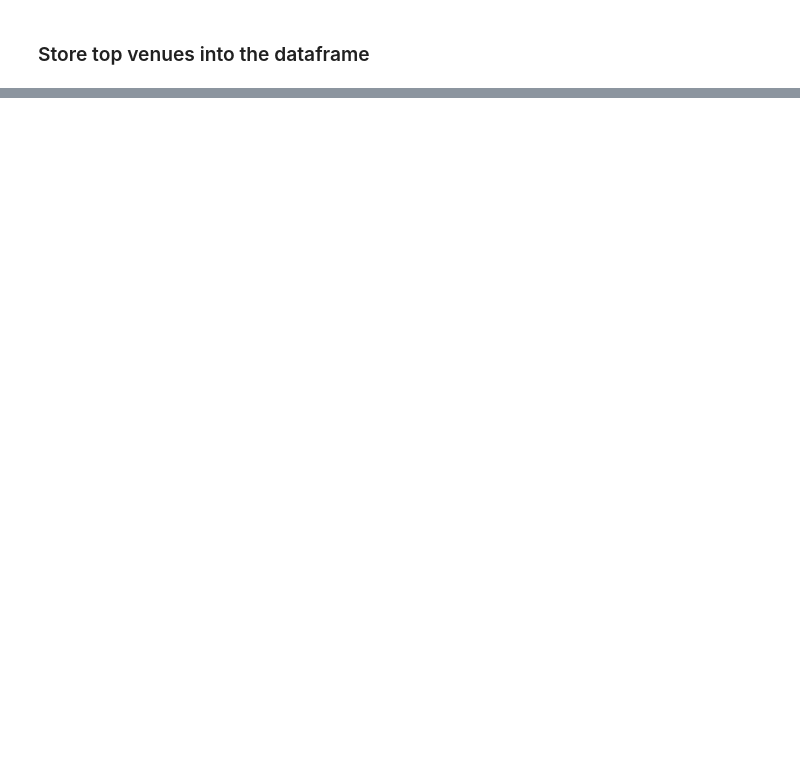
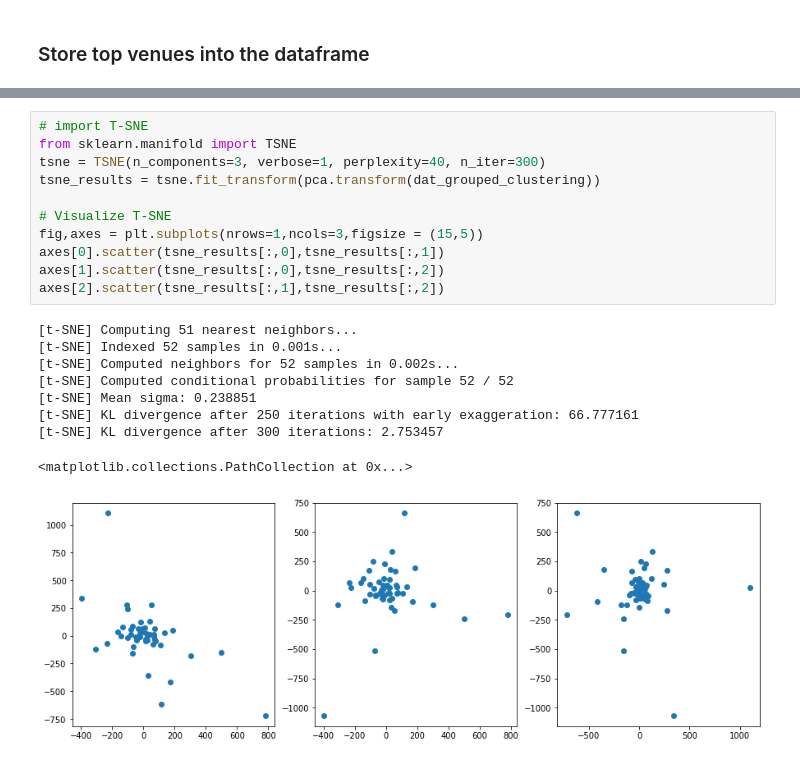
Before and after one commit to nji3/Coursera_Capstone, a Jupyter notebook: Neighborhoods_in_West_Los_Angeles.ipynb, the cells around one changed output, grey strips where cells are left out. Cells and saved outputs as stored; diff of their text form; blank space fills up the shorter version.

```diff
--- a/Neighborhoods_in_West_Los_Angeles.ipynb
+++ b/Neighborhoods_in_West_Los_Angeles.ipynb
@@ -589,0 +610,21 @@ venues_map1
+# %%
+# import T-SNE
+from sklearn.manifold import TSNE
+tsne = TSNE(n_components=3, verbose=1, perplexity=40, n_iter=300)
+tsne_results = tsne.fit_transform(pca.transform(dat_grouped_clustering))
+
+# Visualize T-SNE
+fig,axes = plt.subplots(nrows=1,ncols=3,figsize = (15,5))
+axes[0].scatter(tsne_results[:,0],tsne_results[:,1])
+axes[1].scatter(tsne_results[:,0],tsne_results[:,2])
+axes[2].scatter(tsne_results[:,1],tsne_results[:,2])
+# %% [output]
+[t-SNE] Computing 51 nearest neighbors...
+[t-SNE] Indexed 52 samples in 0.001s...
+[t-SNE] Computed neighbors for 52 samples in 0.002s...
+[t-SNE] Computed conditional probabilities for sample 52 / 52
+[t-SNE] Mean sigma: 0.238851
+[t-SNE] KL divergence after 250 iterations with early exaggeration: 66.777161
+[t-SNE] KL divergence after 300 iterations: 2.753457
+<matplotlib.collections.PathCollection at 0x...>
+[figure, added]
```
Also changed, not shown: parts of 28 cells of this notebook.
